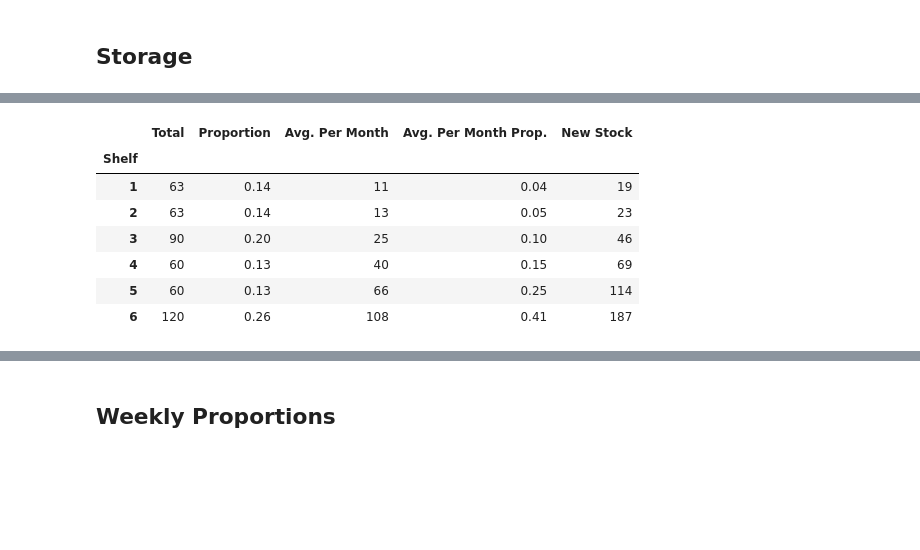
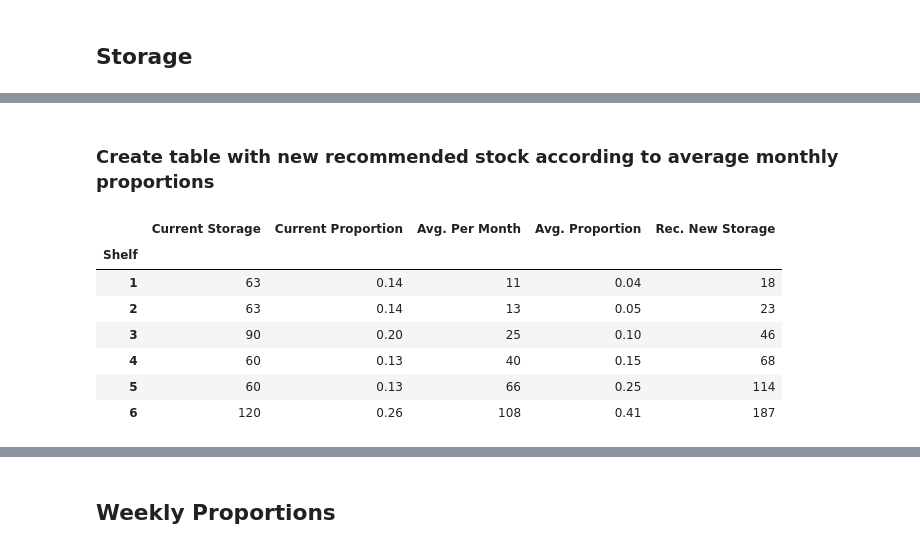
Before and after one commit to reedbc1/Diapers, a Jupyter notebook: diapers.ipynb, the cells around one changed output, grey strips where cells are left out. Saved outputs shown, nothing was run; the diff lists cells and outputs as text; code cells hidden in the pictures; blank space fills up the shorter version.

```diff
--- a/diapers.ipynb
+++ b/diapers.ipynb
@@ -546,2 +518,23 @@ storage["Avg. Per Month Prop."] = total_area_percent
+# %% [markdown]
+### Create table with new recommended stock according to average monthly proportions
 # %%
-storage['New Stock'] = storage['Total'].sum() * storage["Avg. Per Month Prop."]
+df_combined = pd.concat([storage, month_avg], axis=1)
+
+df_combined["Shelf"] = month_avg.index
+df_combined = df_combined.set_index("Shelf")
+
+df_combined["Recommended New Totals"] = round(df_combined["Proportion of Total"] * df_combined["Total"].sum(), 0)
+df_combined['Recommended New Totals'] = [math.ceil(x) for x in df_combined['Recommended New Totals']]
+
+df_combined.columns = ["Current Storage", "Current Proportion", "Avg. Per Month", "Avg. Proportion", "Rec. New Storage"]
+
+df_combined
+# %% [output]
+|  | Current Storage | Current Proportion | Avg. Per Month | Avg. Proportion | Rec. New Storage |
+| Shelf |  |  |  |  |  |
+| 1 | 63 | 0.14 | 11 | 0.04 | 18 |
+| 2 | 63 | 0.14 | 13 | 0.05 | 23 |
+| 3 | 90 | 0.20 | 25 | 0.10 | 46 |
+| 4 | 60 | 0.13 | 40 | 0.15 | 68 |
+| 5 | 60 | 0.13 | 66 | 0.25 | 114 |
+| 6 | 120 | 0.26 | 108 | 0.41 | 187 |
@@ -550,11 +540,0 @@ storage['New Stock'] = [math.ceil(x) for x in storage['New Stock']]
-# %%
-storage
-# %% [output]
-|  | Total | Proportion | Avg. Per Month | Avg. Per Month Prop. | New Stock |
-| Shelf |  |  |  |  |  |
-| 1 | 63 | 0.14 | 11 | 0.04 | 19 |
-| 2 | 63 | 0.14 | 13 | 0.05 | 23 |
-| 3 | 90 | 0.20 | 25 | 0.10 | 46 |
-| 4 | 60 | 0.13 | 40 | 0.15 | 69 |
-| 5 | 60 | 0.13 | 66 | 0.25 | 114 |
-| 6 | 120 | 0.26 | 108 | 0.41 | 187 |
```
Also changed, not shown: parts of 32 cells of this notebook.
